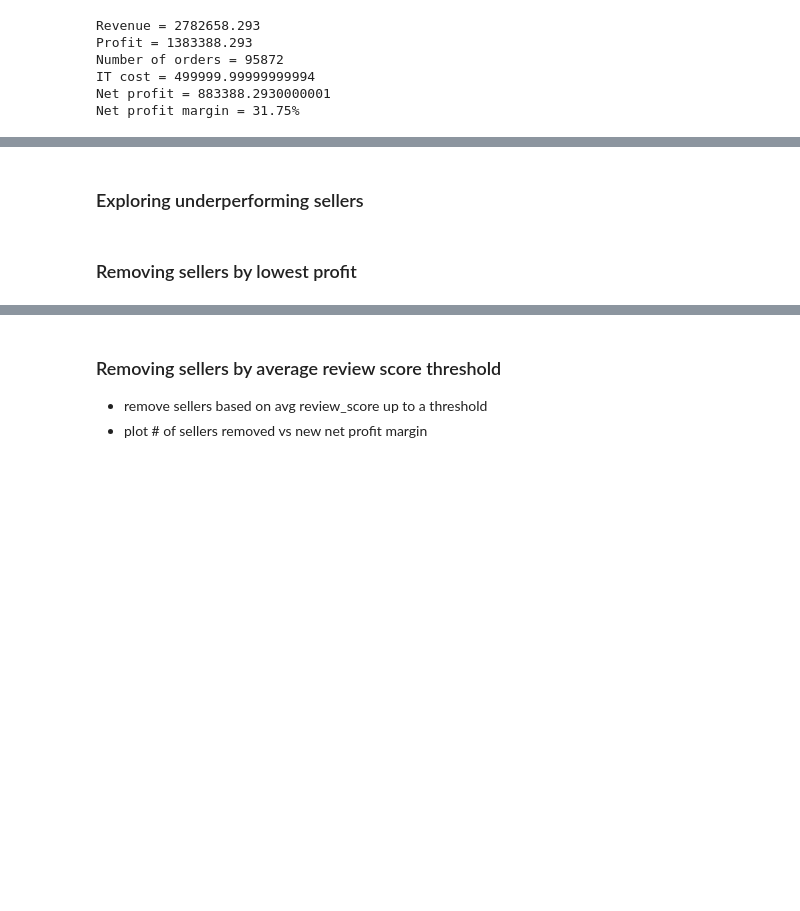
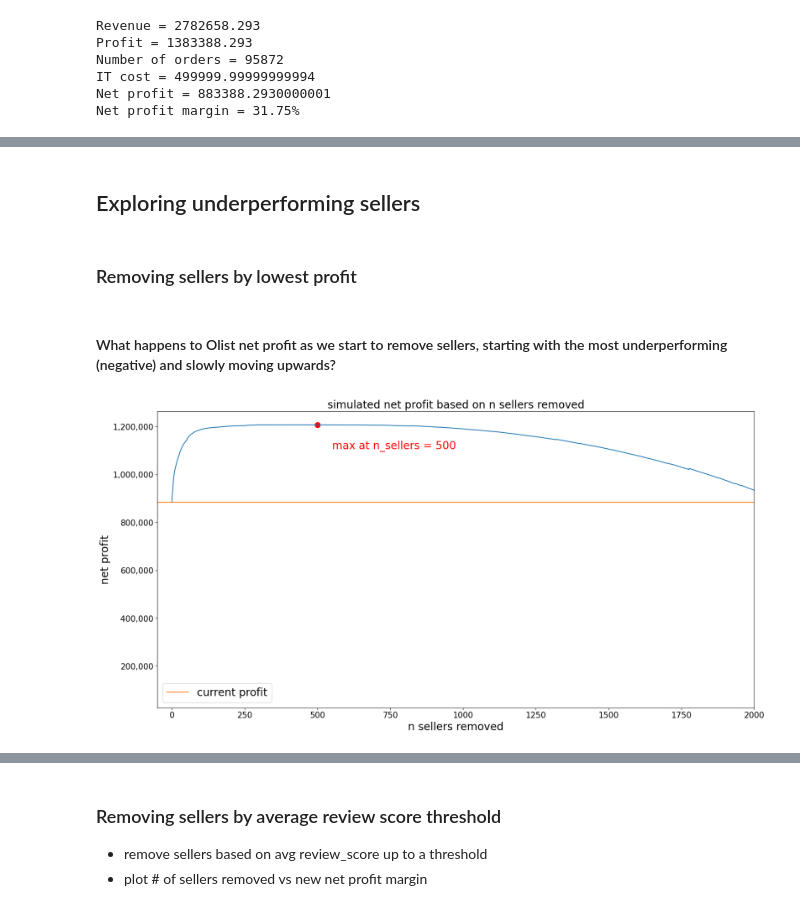
Before and after one commit to xkeeja/olist-analysis, a Jupyter notebook: ceo_request.ipynb, the cells around one changed output, grey strips where cells are left out. Cells and saved outputs as stored; diff of their text form; code cells hidden in the pictures; blank space fills up the shorter version.

```diff
--- a/ceo_request.ipynb
+++ b/ceo_request.ipynb
@@ -154,5 +215,5 @@ Net profit margin = 31.75%
 # %% [markdown]
-### Exploring underperforming sellers
+## Exploring underperforming sellers
 # %% [markdown]
 ### Removing sellers by lowest profit
 # %%
@@ -176,0 +239,22 @@ for i in orders_removed:
+# %% [markdown]
+#### What happens to Olist net profit as we start to remove sellers, starting with the most underperforming (negative) and slowly moving upwards?
+# %%
+fig, ax1 = plt.subplots(1, 1, figsize=(20,10))
+
+# plot net profit vs. sellers removed
+new_profits.plot(ax=ax1, label='__nolegend__')
+ax1.scatter(x1_max, y1_max, color='red', s=100)
+#ax.scatter(avg_review_xmax, new_profits[avg_review_xmax], color='green')
+ax1.plot([-50, 2000], [net_profit]*2, label='current profit')
+ax1.set_xlabel('n sellers removed', fontsize=20)
+ax1.set_ylabel('net profit', fontsize=20)
+ax1.set_xlim([-50,2000])
+ax1.set_title('simulated net profit based on n sellers removed', fontsize=20)
+ax1.tick_params(axis='both', labelsize=15)
+ax1.get_yaxis().set_major_formatter(FuncFormatter(lambda x, p: format(int(x), ',')))
+ax1.legend(loc='lower left', fontsize=20)
+ax1.text(x1_max + 50, y1_max - 100000, 'max at n_sellers = 500', fontsize=20, color='r')
+
+plt.show();
+# %% [output]
+[figure, added]
```
Also changed, not shown: parts of 35 cells of this notebook, 1 other file.
